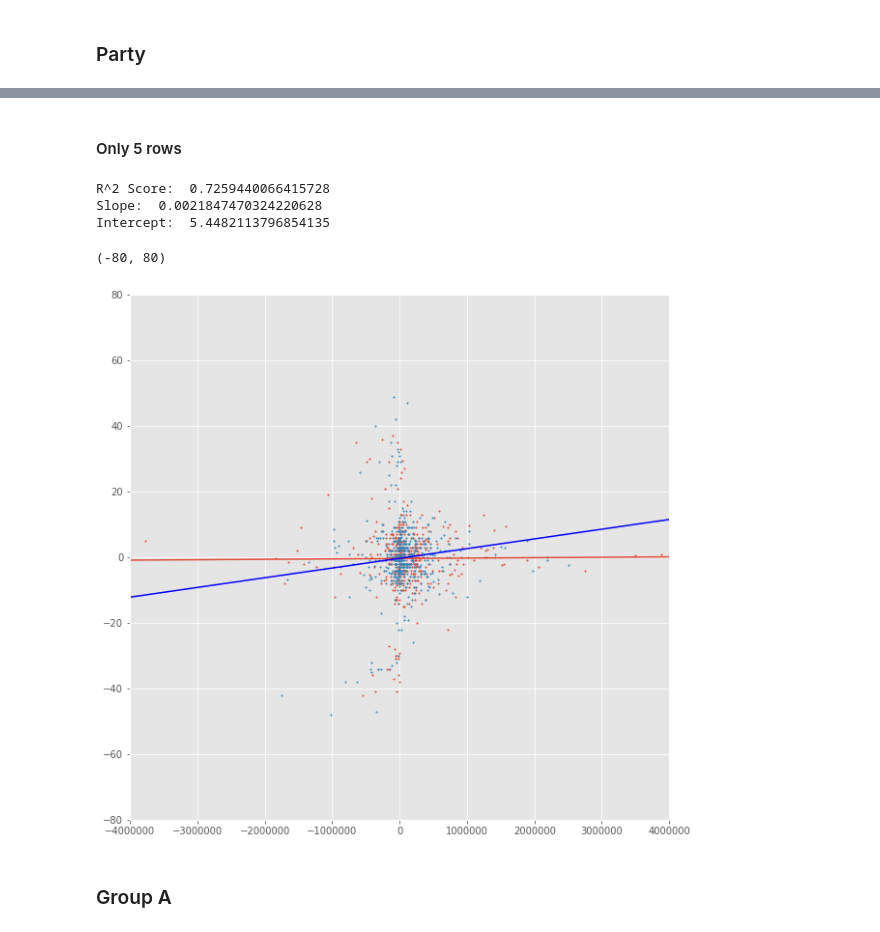
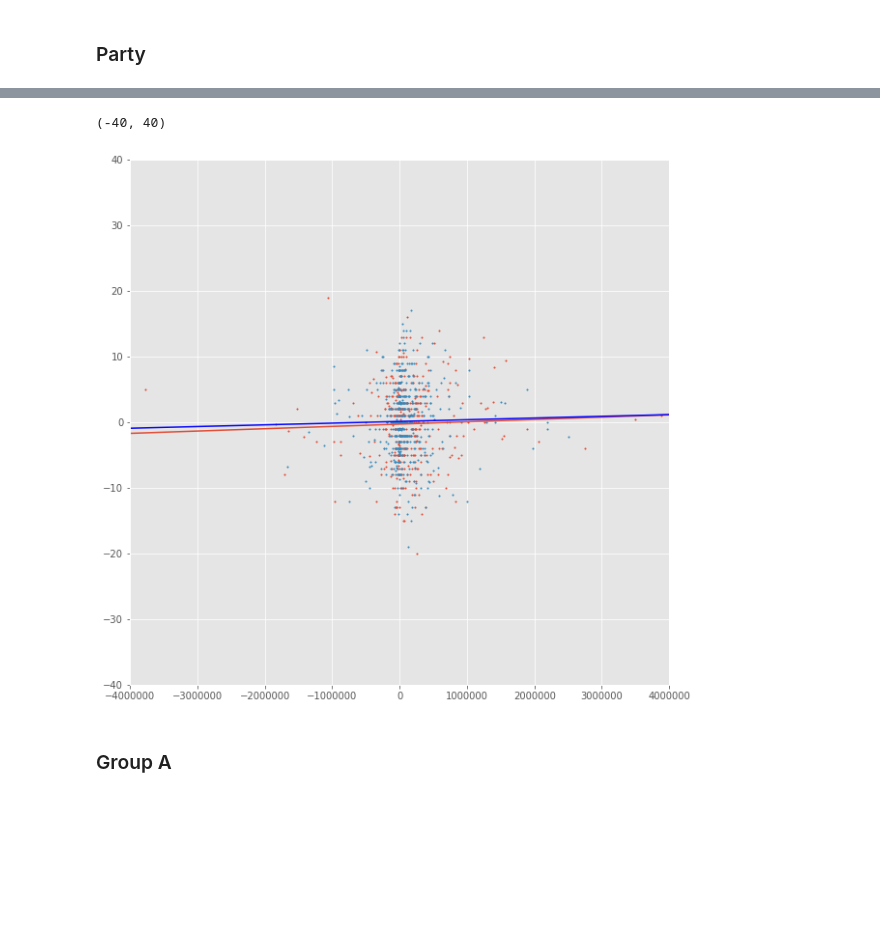
Before and after one commit to kellystroh/Campaign_Spending_Rematch_Elections, a Jupyter notebook: dime_eda.ipynb, the cells around one changed output, grey strips where cells are left out. Cells and saved outputs as stored; diff of their text form; code cells hidden in the pictures; blank space fills up the shorter version.

```diff
--- a/dime_eda.ipynb
+++ b/dime_eda.ipynb
@@ -285,3 +36,6 @@ match2_df[match2_df['district.partisanship'].isna()]
+# %%
+rematch_cand_A = [each[0] for each in L.rematch_cand if len(each)==2]
+rematch_cand_B = [each[1] for each in L.rematch_cand if len(each)==2]
 # %%
 match_1A = match1_df[match1_df['ICPSR'].isin(rematch_cand_A)].copy()
 match_1B = match1_df[match1_df['ICPSR'].isin(rematch_cand_B)].copy()
@@ -308,19 +62,19 @@ columns_list
  'district.partisanship',
  'race_ID']
 # %%
-column_dictA1 = {'Cand.ID': 'A1_id', 'ICPSR': 'A_ICPSR', 'name':'A1_name', 'party':'A1_party', 'Incum.Chall':'A1_IC', 'state':'state1', 'district':'district1', 'total.disbursements':'A1_spent', 'total.receipts':'A1_raised', 'gen.elect.pct':'A1_pct', 'winner':'A1_outcome', 'race_ID':'race1_ID'}
-column_dictB1 = {'Cand.ID': 'B1_id', 'ICPSR': 'B_ICPSR', 'name':'B1_name', 'party':'B1_party', 'Incum.Chall':'B1_IC', 'state':'state1', 'district':'district1', 'total.disbursements':'B1_spent', 'total.receipts':'B1_raised', 'gen.elect.pct':'B1_pct', 'winner':'B1_outcome', 'race_ID':'race1_ID'}
-column_dictA2 = {'Cand.ID': 'A2_id', 'ICPSR': 'A_ICPSR', 'name':'A2_name', 'party':'A2_party', 'Incum.Chall':'A2_IC', 'state':'state2', 'district':'district2', 'total.disbursements':'A2_spent', 'total.receipts':'A2_raised', 'gen.elect.pct':'A2_pct', 'winner':'A2_outcome', 'race_ID':'race2_ID'}
-column_dictB2 = {'Cand.ID': 'B2_id', 'ICPSR': 'B_ICPSR', 'name':'B2_name', 'party':'B2_party', 'Incum.Chall':'B2_IC', 'state':'state2', 'district':'district2', 'total.disbursements':'B2_spent', 'total.receipts':'B2_raised', 'gen.elect.pct':'B2_pct', 'winner':'B2_outcome', 'race_ID':'race2_ID'}
+column_dictA1 = {'Cand.ID': 'A1_id', 'district.partisanship': 'DP1', 'ICPSR': 'A_ICPSR', 'name':'A1_name', 'party':'A1_party', 'Incum.Chall':'A1_IC', 'state':'state1', 'district':'district1', 'total.disbursements':'A1_spent', 'total.receipts':'A1_raised', 'gen.elect.pct':'A1_pct', 'winner':'A1_outcome', 'race_ID':'race1_ID'}
+column_dictB1 = {'Cand.ID': 'B1_id', 'district.partisanship': 'DP1', 'ICPSR': 'B_ICPSR', 'name':'B1_name', 'party':'B1_party', 'Incum.Chall':'B1_IC', 'state':'state1', 'district':'district1', 'total.disbursements':'B1_spent', 'total.receipts':'B1_raised', 'gen.elect.pct':'B1_pct', 'winner':'B1_outcome', 'race_ID':'race1_ID'}
+column_dictA2 = {'Cand.ID': 'A2_id', 'district.partisanship': 'DP2', 'ICPSR': 'A_ICPSR', 'name':'A2_name', 'party':'A2_party', 'Incum.Chall':'A2_IC', 'state':'state2', 'district':'district2', 'total.disbursements':'A2_spent', 'total.receipts':'A2_raised', 'gen.elect.pct':'A2_pct', 'winner':'A2_outcome', 'race_ID':'race2_ID'}
+column_dictB2 = {'Cand.ID': 'B2_id', 'district.partisanship': 'DP2', 'ICPSR': 'B_ICPSR', 'name':'B2_name', 'party':'B2_party', 'Incum.Chall':'B2_IC', 'state':'state2', 'district':'district2', 'total.disbursements':'B2_spent', 'total.receipts':'B2_raised', 'gen.elect.pct':'B2_pct', 'winner':'B2_outcome', 'race_ID':'race2_ID'}
 # %%
 match_1A.rename(column_dictA1, axis='columns', inplace=True)
-match_1A.drop(['district.partisanship', 'gen.elec.stat', 'election'], axis=1, inplace=True)
+match_1A.drop(['gen.elec.stat', 'election'], axis=1, inplace=True)
 match_2A.rename(column_dictA2, axis='columns', inplace=True)
-match_2A.drop(['district.partisanship', 'gen.elec.stat', 'election'], axis=1, inplace=True)
+match_2A.drop(['gen.elec.stat', 'election'], axis=1, inplace=True)
 match_1B.rename(column_dictB1, axis='columns', inplace=True)
-match_1B.drop(['district.partisanship', 'gen.elec.stat', 'election', 'state1', 'district1'], axis=1, inplace=True)
+match_1B.drop(['gen.elec.stat', 'election', 'state1', 'district1', 'DP1'], axis=1, inplace=True)
 match_2B.rename(column_dictB2, axis='columns', inplace=True)
-match_2B.drop(['district.partisanship', 'gen.elec.stat', 'election', 'state2', 'district2'], axis=1, inplace=True)
+match_2B.drop(['gen.elec.stat', 'election', 'state2', 'district2', 'DP2'], axis=1, inplace=True)
 # %%
 # match_2A.set_index('race1_ID', inplace=True)
 # %%
@@ -559,12 +302,12 @@ ax.set_ylim(-80, 80)
 # %% [markdown]
 ### Party
 # %%
-GOP_vote = all_df[all_df.party == '200']['delta%'].values.reshape(-1,1)
-GOP_spend = all_df[all_df.party == '200']['delta$'].values.reshape(-1,1)
-Dem_vote = all_df[all_df.party == '100']['delta%'].values.reshape(-1,1)
-Dem_spend = all_df[all_df.party == '100']['delta$'].values.reshape(-1,1)
-Ind_vote = all_df[all_df.party == '328']['delta%'].values.reshape(-1,1)
-Ind_spend = all_df[all_df.party == '328']['delta$'].values.reshape(-1,1)
+GOP_vote = all_df[all_df.party == 200]['delta%'].values.reshape(-1,1)
+GOP_spend = all_df[all_df.party == 200]['delta$'].values.reshape(-1,1)
+Dem_vote = all_df[all_df.party == 100]['delta%'].values.reshape(-1,1)
+Dem_spend = all_df[all_df.party == 100]['delta$'].values.reshape(-1,1)
+# Ind_vote = all_df[all_df.party == 328]['delta%'].values.reshape(-1,1)
+# Ind_spend = all_df[all_df.party == 328]['delta$'].values.reshape(-1,1)
 # %%
 lr = LinearRegression()
 reg_GOP = lr.fit(GOP_spend, GOP_vote)
@@ -596,34 +339,18 @@ Intercept:  -0.32460529528337834
-# %% [markdown]
-#### Only 5 rows
-# %%
-lr = LinearRegression()
-reg_Ind = lr.fit(Ind_spend, Ind_vote)
-
-coef_Ind = reg_Ind.coef_[0][0]
-intercept_Ind = reg_Ind.intercept_[0]
-
-print('R^2 Score: ', reg_Ind.score(Ind_spend, Ind_vote))
-print('Slope: ', coef_Ind)
-print('Intercept: ', intercept_Ind)
-# %% [output]
-R^2 Score:  0.7259440066415728
-Slope:  0.0021847470324220628
-Intercept:  5.4482113796854135
 # %%
 fig, ax = plt.subplots(1, figsize=(10,10))
 z = np.linspace(-6000000, 6000000, num=1200)
 ax.plot(z, plot_line(coef_GOP, intercept_GOP, z), '-')
 ax.scatter(GOP_spend, GOP_vote, alpha=1, s=2)
 ax.set_xlim(-4000000, 4000000)
 ax.set_ylim(-80, 80)
 
 ax.plot(z, plot_line(coef_Dem, intercept_Dem, z), '-', color='blue')
 ax.scatter(Dem_spend, Dem_vote, alpha=1, s=2)
 ax.set_xlim(-4000000, 4000000)
-ax.set_ylim(-80, 80)
+ax.set_ylim(-40, 40)
 # %% [output]
-(-80, 80)
+(-40, 40)
-[figure, old version]
+[figure, new version]
 # %% [markdown]
 ### Group A
 # %%
```
Also changed, not shown: parts of 63 cells of this notebook, 3 other files.
